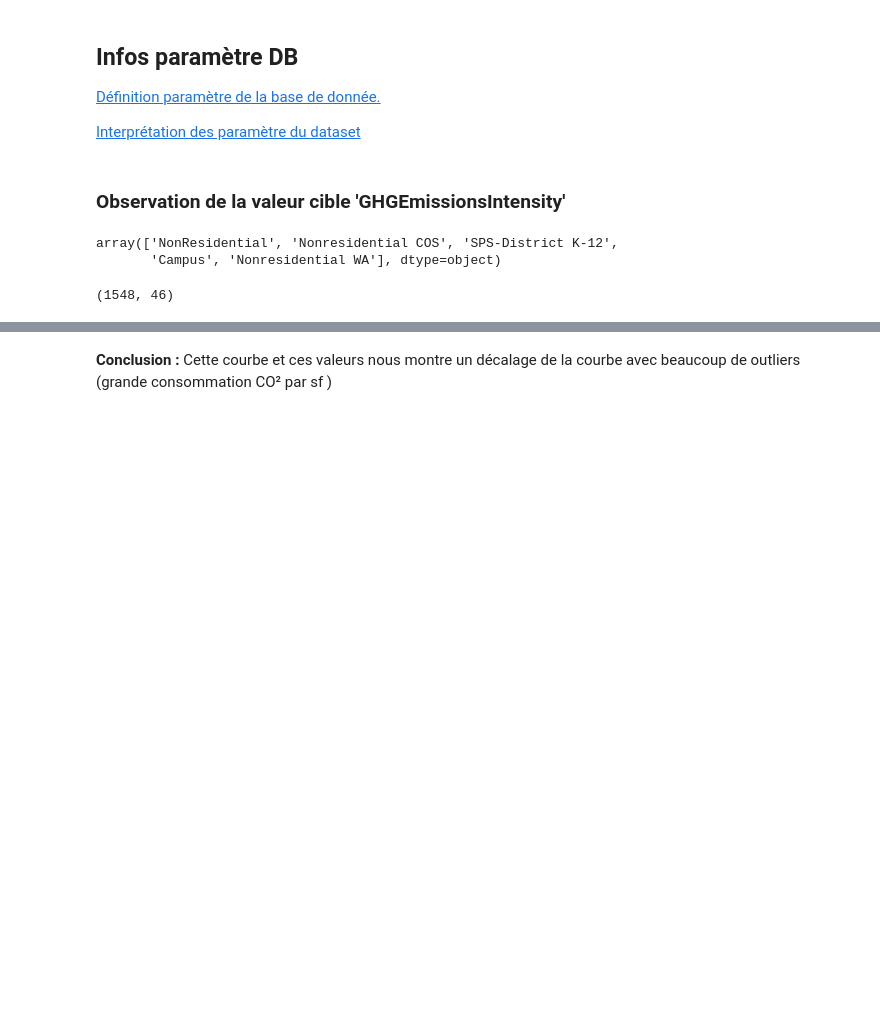
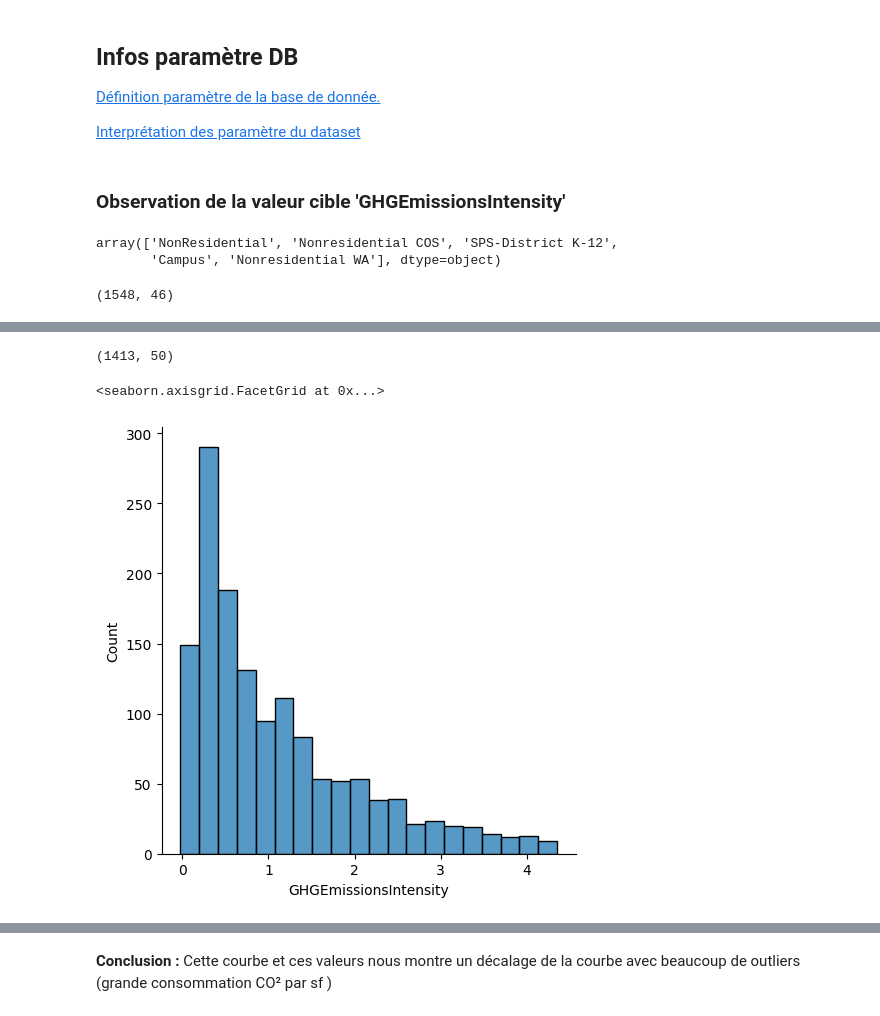
Before and after one commit to RandomFab/SEATLE, a Jupyter notebook: P3_template_modelistation_supervisee_data_scientist.ipynb, the cells around one changed output, grey strips where cells are left out. Drawn from its saved outputs; the diff is of its cells as text; code cells hidden in the pictures; blank space fills up the shorter version.

```diff
--- a/P3_template_modelistation_supervisee_data_scientist.ipynb
+++ b/P3_template_modelistation_supervisee_data_scientist.ipynb
@@ -105,0 +108,6 @@ kurtosis : 230.05242527067068
+# %%
+non_residential_building_consumption['SteamUseSF(kBtu/SF)'] = non_residential_building_consumption['SteamUse(kBtu)'] / non_residential_building_consumption['PropertyGFATotal']
+# %%
+non_residential_building_consumption['ElectricitySF(kBtu/SF)'] = non_residential_building_consumption['Electricity(kBtu)'] / non_residential_building_consumption['PropertyGFATotal']
+# %%
+non_residential_building_consumption['NaturalGasSF(kBtu/SF)'] = non_residential_building_consumption['NaturalGas(kBtu)'] / non_residential_building_consumption['PropertyGFATotal']
@@ -105,0 +158,15 @@ kurtosis : 230.05242527067068
+# %%
+def outlier_cleaning_quantile(variable):
+    q1 = variable.quantile(0.25)
+    q3 = variable.quantile(0.75)
+    iqr = q3 - q1
+    filtre_Ecart_Interquartile = (variable > (q1 - 1.5 *iqr)) & (variable < (q3 + 1.5 *iqr))
+    return filtre_Ecart_Interquartile
+# %%
+non_residential_building_consumption= non_residential_building_consumption.loc[outlier_cleaning_quantile(non_residential_building_consumption['GHGEmissionsIntensity']),:]
+print(non_residential_building_consumption.shape)
+sns.displot(non_residential_building_consumption['GHGEmissionsIntensity'])
+# %% [output]
+(1413, 50)
+<seaborn.axisgrid.FacetGrid at 0x...>
+[figure, added]
```
Also changed, not shown: parts of 15 cells of this notebook.
